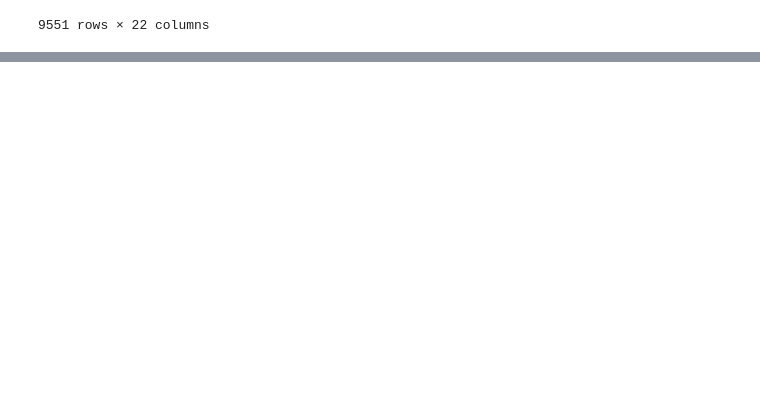
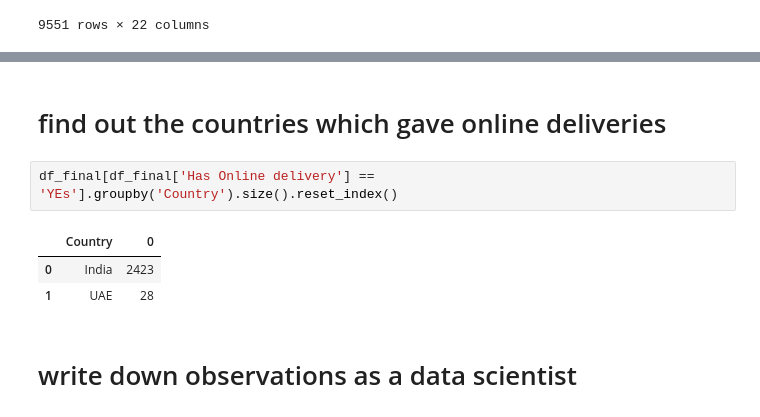
Before and after one commit to mistersmee/college_stuff, a Jupyter notebook: SY/SEM IV/DAVT-L/python/practicals/Assignment 1 & Assignment 2.ipynb, the cells around one changed output, grey strips where cells are left out. Cells and saved outputs as stored; diff of their text form; blank space fills up the shorter version.

```diff
--- a/SY/SEM IV/DAVT-L/python/practicals/Assignment 1 & Assignment 2.ipynb
+++ b/SY/SEM IV/DAVT-L/python/practicals/Assignment 1 & Assignment 2.ipynb
@@ -300,0 +346,10 @@ KeyError: False
+# %% [markdown]
+# find out the countries which gave online deliveries
+# %%
+df_final[df_final['Has Online delivery'] == 'YEs'].groupby('Country').size().reset_index()
+# %% [output]
+|  | Country | 0 |
+| 0 | India | 2423 |
+| 1 | UAE | 28 |
+# %% [markdown]
+# write down observations as a data scientist
```
Also changed, not shown: parts of 16 cells of this notebook.
